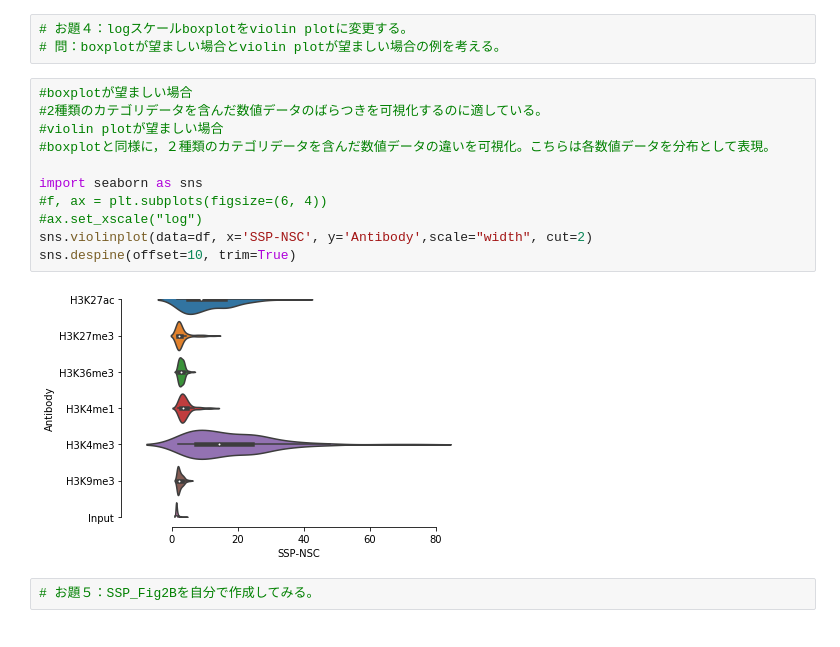
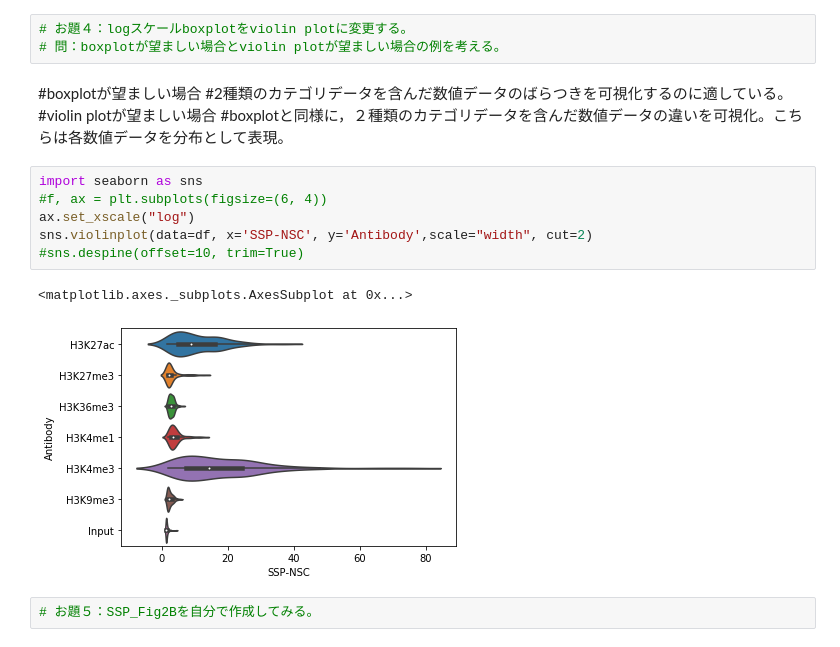
Before and after one commit to naokoyokota/rinkou_20201023, a Jupyter notebook: 201023_yokota_kadai.ipynb, the cells around one changed output. Cells and saved outputs as stored; diff of their text form.

```diff
--- a/201023_yokota_kadai.ipynb
+++ b/201023_yokota_kadai.ipynb
@@ -85,19 +128,20 @@ sns.boxplot(data=df, x='SSP-NSC', y='Antibody', sym="")
 # %%
 # お題４：logスケールboxplotをviolin plotに変更する。
 # 問：boxplotが望ましい場合とviolin plotが望ましい場合の例を考える。
+# %% [markdown]
+#boxplotが望ましい場合
+#2種類のカテゴリデータを含んだ数値データのばらつきを可視化するのに適している。
+#violin plotが望ましい場合
+#boxplotと同様に，２種類のカテゴリデータを含んだ数値データの違いを可視化。こちらは各数値データを分布として表現。
 # %%
-#boxplotが望ましい場合
-#2種類のカテゴリデータを含んだ数値データのばらつきを可視化するのに適している。
-#violin plotが望ましい場合
-#boxplotと同様に，２種類のカテゴリデータを含んだ数値データの違いを可視化。こちらは各数値データを分布として表現。
-
 import seaborn as sns
 #f, ax = plt.subplots(figsize=(6, 4))
-#ax.set_xscale("log")
+ax.set_xscale("log")
 sns.violinplot(data=df, x='SSP-NSC', y='Antibody',scale="width", cut=2)
-sns.despine(offset=10, trim=True)
+#sns.despine(offset=10, trim=True)
 # %% [output]
+<matplotlib.axes._subplots.AxesSubplot at 0x...>
-[figure, old version]
+[figure, new version]
 # %%
 # お題５：SSP_Fig2Bを自分で作成してみる。
 # %%
```
Also changed, not shown: parts of 8 cells of this notebook.
